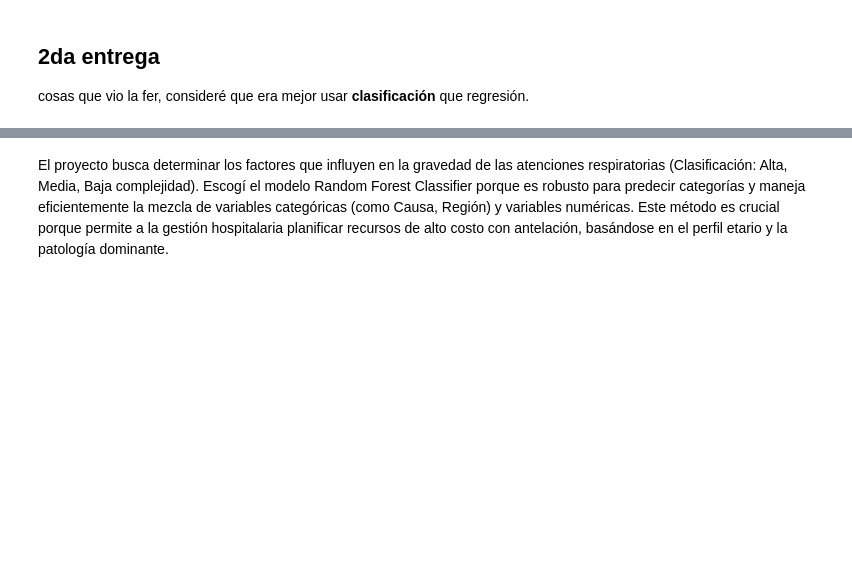
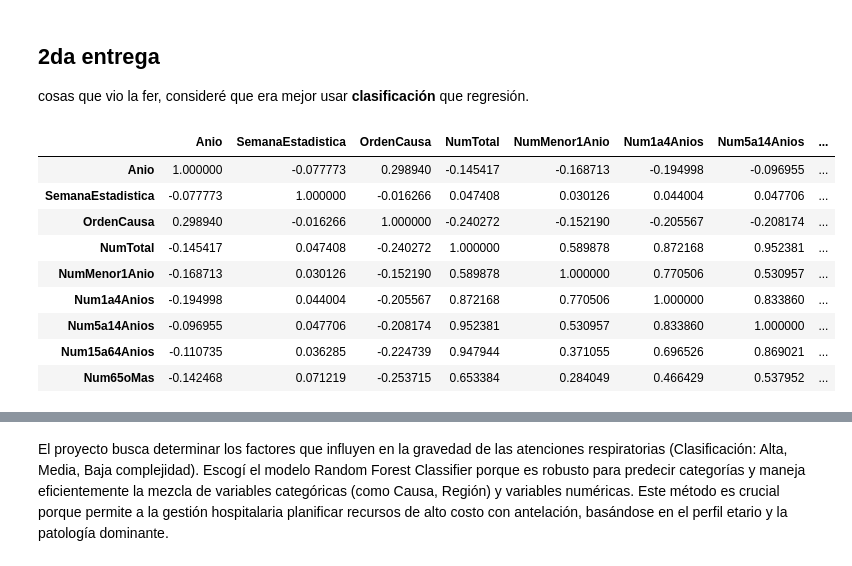
Before and after one commit to JoabVJ/project-imt2200, a Jupyter notebook: Entrega inicial/notebooks/01_EDA_enfermedades_respiratorias.ipynb, the cells around one changed output, grey strips where cells are left out. Drawn from its saved outputs; the diff is of its cells as text; code cells hidden in the pictures; blank space fills up the shorter version.

```diff
--- a/Entrega inicial/notebooks/01_EDA_enfermedades_respiratorias.ipynb
+++ b/Entrega inicial/notebooks/01_EDA_enfermedades_respiratorias.ipynb
@@ -1761,0 +1987,13 @@ cosas que vio la fer, consideré que era mejor usar **clasificación** que regre
+# %%
+df_anios.corr(numeric_only=True)
+# %% [output]
+|  | Anio | SemanaEstadistica | OrdenCausa | NumTotal | NumMenor1Anio | Num1a4Anios | Num5a14Anios | ... |
+| Anio | 1.000000 | -0.077773 | 0.298940 | -0.145417 | -0.168713 | -0.194998 | -0.096955 | ... |
+| SemanaEstadistica | -0.077773 | 1.000000 | -0.016266 | 0.047408 | 0.030126 | 0.044004 | 0.047706 | ... |
+| OrdenCausa | 0.298940 | -0.016266 | 1.000000 | -0.240272 | -0.152190 | -0.205567 | -0.208174 | ... |
+| NumTotal | -0.145417 | 0.047408 | -0.240272 | 1.000000 | 0.589878 | 0.872168 | 0.952381 | ... |
+| NumMenor1Anio | -0.168713 | 0.030126 | -0.152190 | 0.589878 | 1.000000 | 0.770506 | 0.530957 | ... |
+| Num1a4Anios | -0.194998 | 0.044004 | -0.205567 | 0.872168 | 0.770506 | 1.000000 | 0.833860 | ... |
+| Num5a14Anios | -0.096955 | 0.047706 | -0.208174 | 0.952381 | 0.530957 | 0.833860 | 1.000000 | ... |
+| Num15a64Anios | -0.110735 | 0.036285 | -0.224739 | 0.947944 | 0.371055 | 0.696526 | 0.869021 | ... |
+| Num65oMas | -0.142468 | 0.071219 | -0.253715 | 0.653384 | 0.284049 | 0.466429 | 0.537952 | ... |
```
Also changed, not shown: parts of 38 cells of this notebook.
